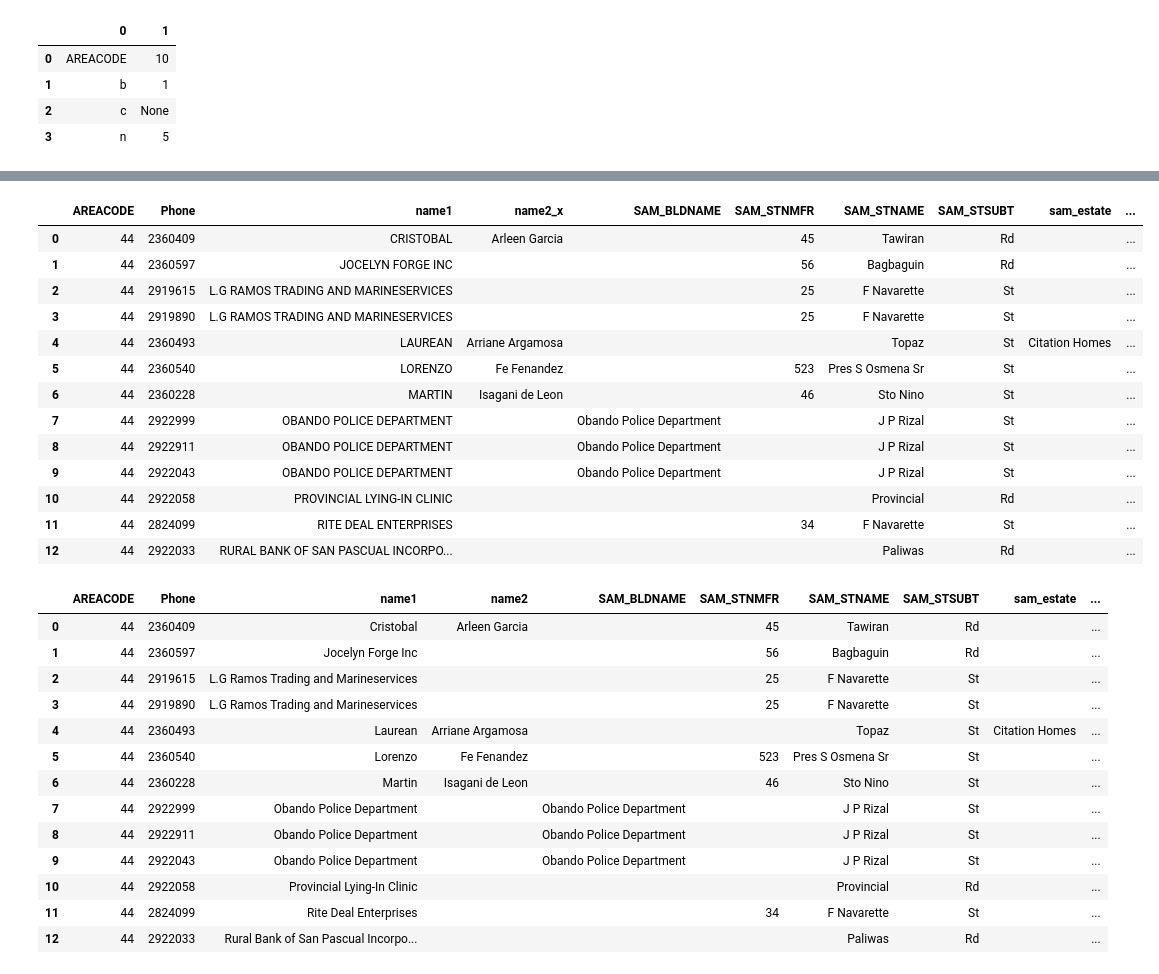
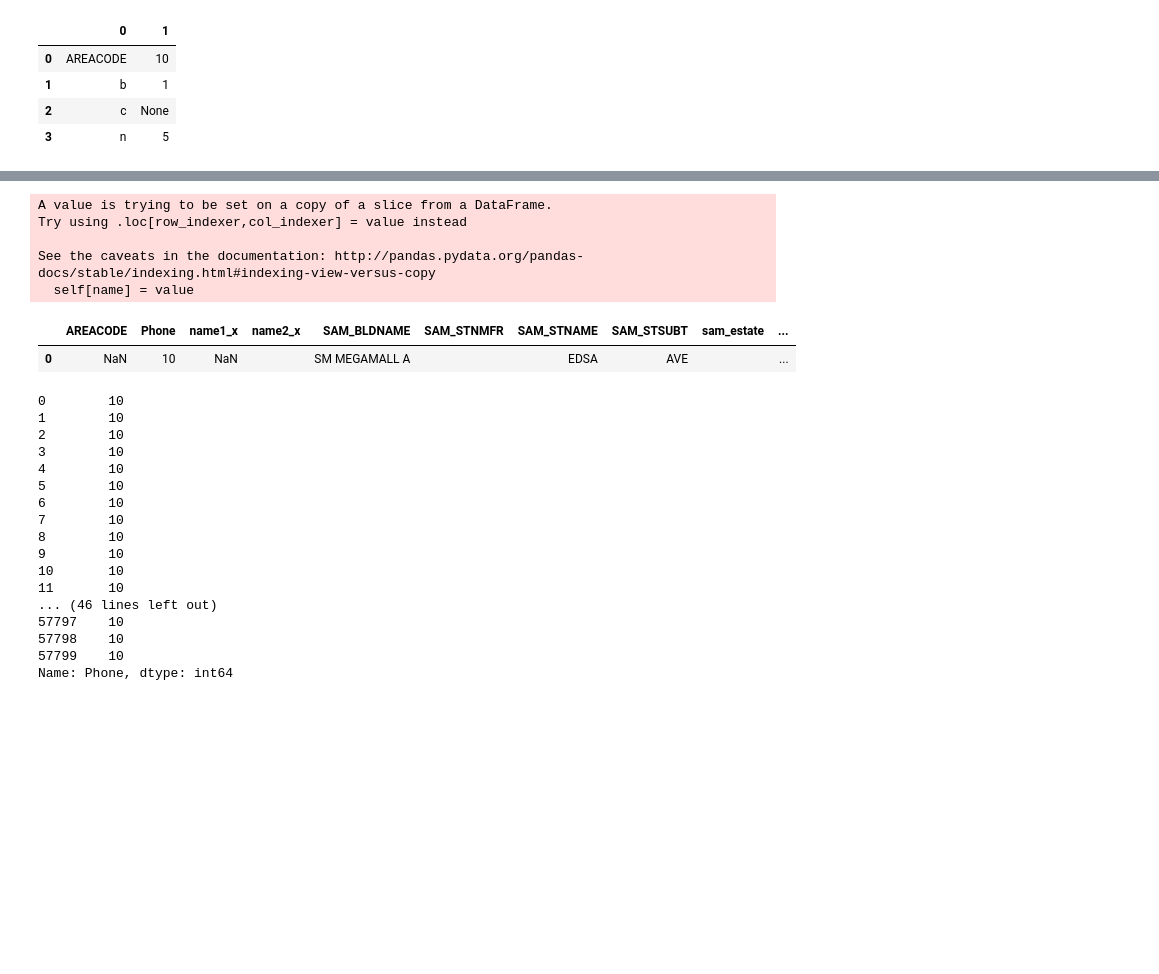
Before and after one commit to ncolina/DPC_SO, a Jupyter notebook: Testing.ipynb, the cells around one changed output, grey strips where cells are left out. Drawn from its saved outputs; the diff is of its cells as text; code cells hidden in the pictures; blank space fills up the shorter version.

```diff
--- a/Testing.ipynb
+++ b/Testing.ipynb
@@ -3,7 +3,7 @@ import pandas as pd
 import time
 import string
 from functions.capitalization import titlecase
-so_file='test_input.txt'
+so_file='BIGBANG1.txt'
 widths = [4,2,15,10,30,100,4,30,3,7,1,30,30,2,20,2,2,10,9,50,3,30,50]
 update=pd.read_fwf(so_file,
                    header=None,
@@ -28,5 +49,6 @@ rr_crm=pd.DataFrame()
 # %%
-rr_crm['AREACODE']=44
+rr_crm=pd.DataFrame()
+rr_crm['AREACODE']=2
 rr_crm['Phone']=rr.mem_wstd.str.slice(-7)
 rr_crm['name1']=rr.last_name
 rr_crm['name2']=rr.first_name
@@ -40,9 +62,9 @@ rr_crm['PROVINCE']=rr.distribution_code.str.split('  ',1).str.get(0).apply(lambd
 rr_crm['class_code']=""
 rr_crm['class_desc']=""
 rr_crm['acc_type']=rr.acc_type
-rr_crm.name1 = rr_crm.name1.apply(lambda x: titlecase(x))
-rr_crm.name2 = rr_crm.name2.apply(lambda x: titlecase(x))
-rr_crm.SAM_BLDNAME = rr_crm.SAM_BLDNAME.apply(lambda x: titlecase(x))
+rr_crm.name1 = rr_crm.name1.apply(lambda x: titlecase(x) if x.isupper() else x)
+rr_crm.name2 = rr_crm.name2.apply(lambda x: titlecase(x) if x.isupper() else x)
+rr_crm.SAM_BLDNAME = rr_crm.SAM_BLDNAME.apply(lambda x: titlecase(x) if x.isupper() else x)
 rr_crm.SAM_STNAME = rr_crm.SAM_STNAME.apply(lambda x: titlecase(x))
 rr_crm.SAM_STSUBT = rr_crm.SAM_STSUBT.apply(lambda x: titlecase(x))
 rr_crm.sam_estate = rr_crm.sam_estate.apply(lambda x: titlecase(x))
@@ -353,4 +251,6 @@ crm
 # %%
 product=pd.read_excel('Company_Class.xlsx')
 product.name1=product.name1.str.upper()
+#product.Phone=5361557
 rr_crm.name1=rr_crm.name1.str.upper()
+rr_crm=rr_crm.drop_duplicates('Phone')
@@ -378,34 +257,33 @@ product
+# %%
+rr_crm.drop_duplicates('Phone').Phone=3
+# %% [output]
+A value is trying to be set on a copy of a slice from a DataFrame.
+Try using .loc[row_indexer,col_indexer] = value instead
+
+See the caveats in the documentation: http://pandas.pydata.org/pandas-docs/stable/indexing.html#indexing-view-versus-copy
+  self[name] = value
 # %%
-rr_crm.merge(product, on=['Phone','name1'], how='left')
+pd.merge(rr_crm,product, on=['Phone'], how='left')
 # %% [output]
-|  | AREACODE | Phone | name1 | name2_x | SAM_BLDNAME | SAM_STNMFR | SAM_STNAME | SAM_STSUBT | sam_estate | ... |
-| 0 | 44 | 2360409 | CRISTOBAL | Arleen Garcia |  | 45 | Tawiran | Rd |  | ... |
-| 1 | 44 | 2360597 | JOCELYN FORGE INC |  |  | 56 | Bagbaguin | Rd |  | ... |
-| 2 | 44 | 2919615 | L.G RAMOS TRADING AND MARINESERVICES |  |  | 25 | F Navarette | St |  | ... |
-| 3 | 44 | 2919890 | L.G RAMOS TRADING AND MARINESERVICES |  |  | 25 | F Navarette | St |  | ... |
-| 4 | 44 | 2360493 | LAUREAN | Arriane Argamosa |  |  | Topaz | St | Citation Homes | ... |
-| 5 | 44 | 2360540 | LORENZO | Fe Fenandez |  | 523 | Pres S Osmena Sr | St |  | ... |
-| 6 | 44 | 2360228 | MARTIN | Isagani de Leon |  | 46 | Sto Nino | St |  | ... |
-| 7 | 44 | 2922999 | OBANDO POLICE DEPARTMENT |  | Obando Police Department |  | J P Rizal | St |  | ... |
-| 8 | 44 | 2922911 | OBANDO POLICE DEPARTMENT |  | Obando Police Department |  | J P Rizal | St |  | ... |
-| 9 | 44 | 2922043 | OBANDO POLICE DEPARTMENT |  | Obando Police Department |  | J P Rizal | St |  | ... |
-| 10 | 44 | 2922058 | PROVINCIAL LYING-IN CLINIC |  |  |  | Provincial | Rd |  | ... |
-| 11 | 44 | 2824099 | RITE DEAL ENTERPRISES |  |  | 34 | F Navarette | St |  | ... |
-| 12 | 44 | 2922033 | RURAL BANK OF SAN PASCUAL INCORPO... |  |  |  | Paliwas | Rd |  | ... |
+|  | AREACODE | Phone | name1_x | name2_x | SAM_BLDNAME | SAM_STNMFR | SAM_STNAME | SAM_STSUBT | sam_estate | ... |
+| 0 | NaN | 10 | NaN |  | SM MEGAMALL A |  | EDSA | AVE |  | ... |
 # %%
-rr_crm
+rr_crm['Phone']
 # %% [output]
-|  | AREACODE | Phone | name1 | name2 | SAM_BLDNAME | SAM_STNMFR | SAM_STNAME | SAM_STSUBT | sam_estate | ... |
-| 0 | 44 | 2360409 | Cristobal | Arleen Garcia |  | 45 | Tawiran | Rd |  | ... |
-| 1 | 44 | 2360597 | Jocelyn Forge Inc |  |  | 56 | Bagbaguin | Rd |  | ... |
-| 2 | 44 | 2919615 | L.G Ramos Trading and Marineservices |  |  | 25 | F Navarette | St |  | ... |
-| 3 | 44 | 2919890 | L.G Ramos Trading and Marineservices |  |  | 25 | F Navarette | St |  | ... |
-| 4 | 44 | 2360493 | Laurean | Arriane Argamosa |  |  | Topaz | St | Citation Homes | ... |
-| 5 | 44 | 2360540 | Lorenzo | Fe Fenandez |  | 523 | Pres S Osmena Sr | St |  | ... |
-| 6 | 44 | 2360228 | Martin | Isagani de Leon |  | 46 | Sto Nino | St |  | ... |
-| 7 | 44 | 2922999 | Obando Police Department |  | Obando Police Department |  | J P Rizal | St |  | ... |
-| 8 | 44 | 2922911 | Obando Police Department |  | Obando Police Department |  | J P Rizal | St |  | ... |
-| 9 | 44 | 2922043 | Obando Police Department |  | Obando Police Department |  | J P Rizal | St |  | ... |
-| 10 | 44 | 2922058 | Provincial Lying-In Clinic |  |  |  | Provincial | Rd |  | ... |
-| 11 | 44 | 2824099 | Rite Deal Enterprises |  |  | 34 | F Navarette | St |  | ... |
-| 12 | 44 | 2922033 | Rural Bank of San Pascual Incorpo... |  |  |  | Paliwas | Rd |  | ... |
+0        10
+1        10
+2        10
+3        10
+4        10
+5        10
+6        10
+7        10
+8        10
+9        10
+10       10
+11       10
+... (46 lines left out)
+57797    10
+57798    10
+57799    10
+Name: Phone, dtype: int64
```
Also changed, not shown: parts of 25 cells of this notebook, 4 other files.
